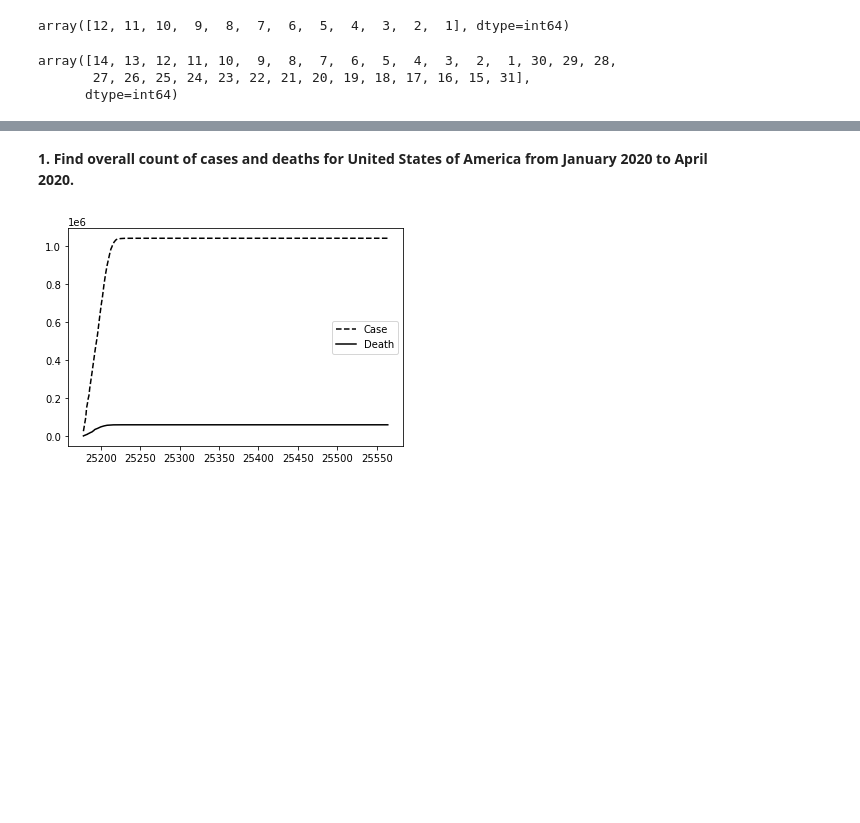
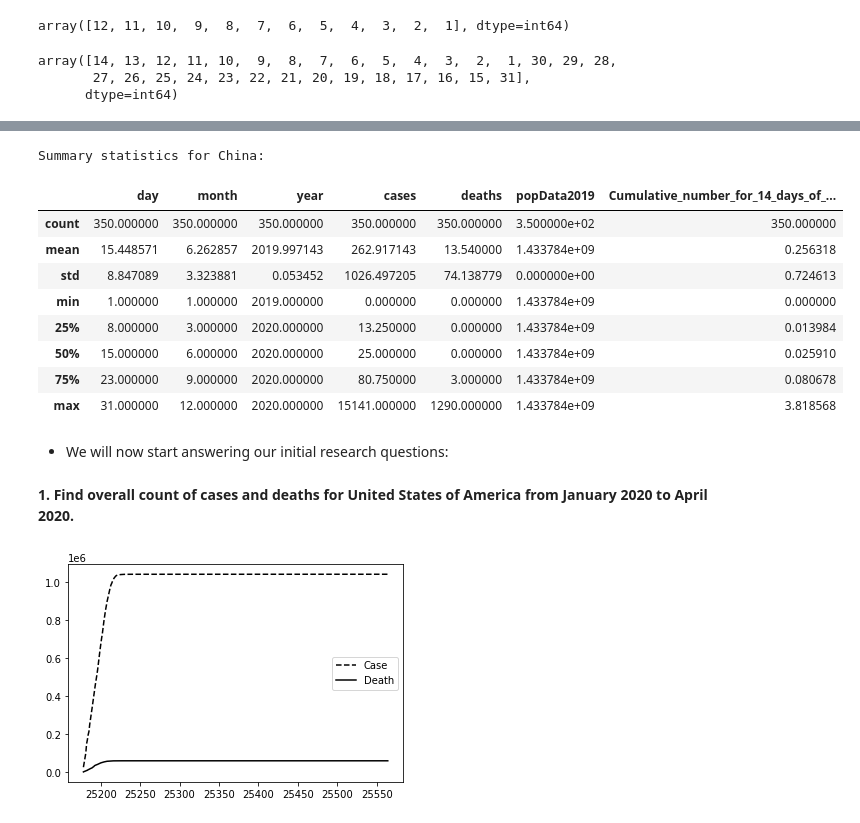
Before and after one commit to mbjamil92/DAV5400_Python_Projects, a Jupyter notebook: Project_1_Module_6.ipynb, the cells around one changed output, grey strips where cells are left out. Drawn from its saved outputs; the diff is of its cells as text; code cells hidden in the pictures; blank space fills up the shorter version.

```diff
--- a/Project_1_Module_6.ipynb
+++ b/Project_1_Module_6.ipynb
@@ -360,3 +402,19 @@ As we see above, there are no missing values in year, month and day which will b
+# %%
+print('Summary statistics for China:')
+cd_final[(cd_final['countriesAndTerritories']=='China')].describe()
+# %% [output]
+Summary statistics for China:
+|  | day | month | year | cases | deaths | popData2019 | Cumulative_number_for_14_days_of_... |
+| count | 350.000000 | 350.000000 | 350.000000 | 350.000000 | 350.000000 | 3.500000e+02 | 350.000000 |
+| mean | 15.448571 | 6.262857 | 2019.997143 | 262.917143 | 13.540000 | 1.433784e+09 | 0.256318 |
+| std | 8.847089 | 3.323881 | 0.053452 | 1026.497205 | 74.138779 | 0.000000e+00 | 0.724613 |
+| min | 1.000000 | 1.000000 | 2019.000000 | 0.000000 | 0.000000 | 1.433784e+09 | 0.000000 |
+| 25% | 8.000000 | 3.000000 | 2020.000000 | 13.250000 | 0.000000 | 1.433784e+09 | 0.013984 |
+| 50% | 15.000000 | 6.000000 | 2020.000000 | 25.000000 | 0.000000 | 1.433784e+09 | 0.025910 |
+| 75% | 23.000000 | 9.000000 | 2020.000000 | 80.750000 | 3.000000 | 1.433784e+09 | 0.080678 |
+| max | 31.000000 | 12.000000 | 2020.000000 | 15141.000000 | 1290.000000 | 1.433784e+09 | 3.818568 |
+# %% [markdown]
+* We will now start answering our initial research questions:
 # %% [markdown]
 **1. Find overall count of cases and deaths for United States of America from January 2020 to April 2020.**
 # %%
```
Also changed, not shown: parts of 4 cells of this notebook.
